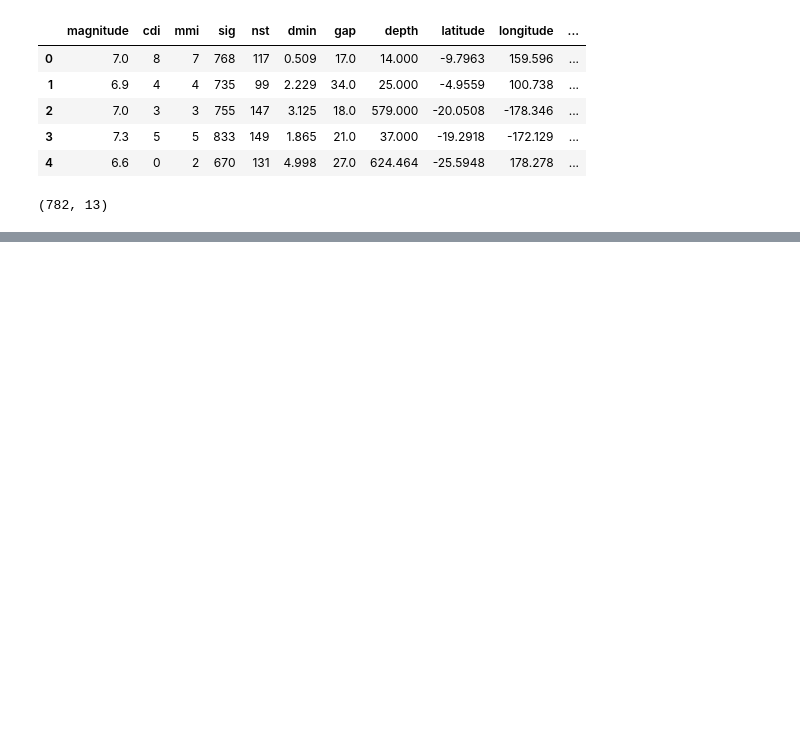
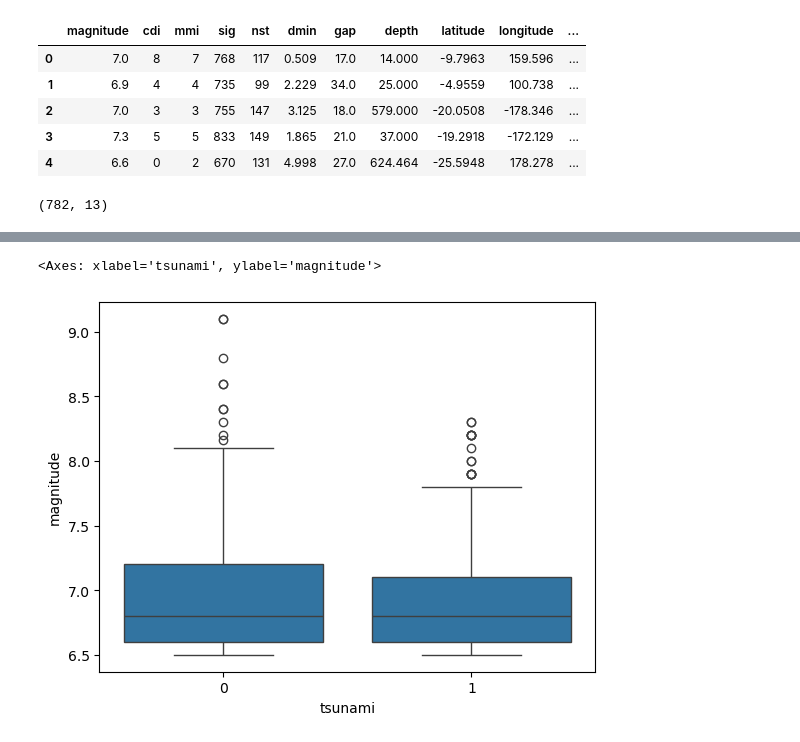
Before and after one commit to Aparna-31/Earthquake-Tsunami-Predictor, a Jupyter notebook: Tsunami Prediction.ipynb, the cells around one changed output, grey strips where cells are left out. Drawn from its saved outputs; the diff is of its cells as text; code cells hidden in the pictures; blank space fills up the shorter version.

```diff
--- a/Tsunami Prediction.ipynb
+++ b/Tsunami Prediction.ipynb
@@ -22,0 +63,5 @@ data.shape
+# %%
+sns.boxplot(x='tsunami', y='magnitude', data=data)
+# %% [output]
+<Axes: xlabel='tsunami', ylabel='magnitude'>
+[figure, added]
```
Also changed, not shown: parts of 19 cells of this notebook.
